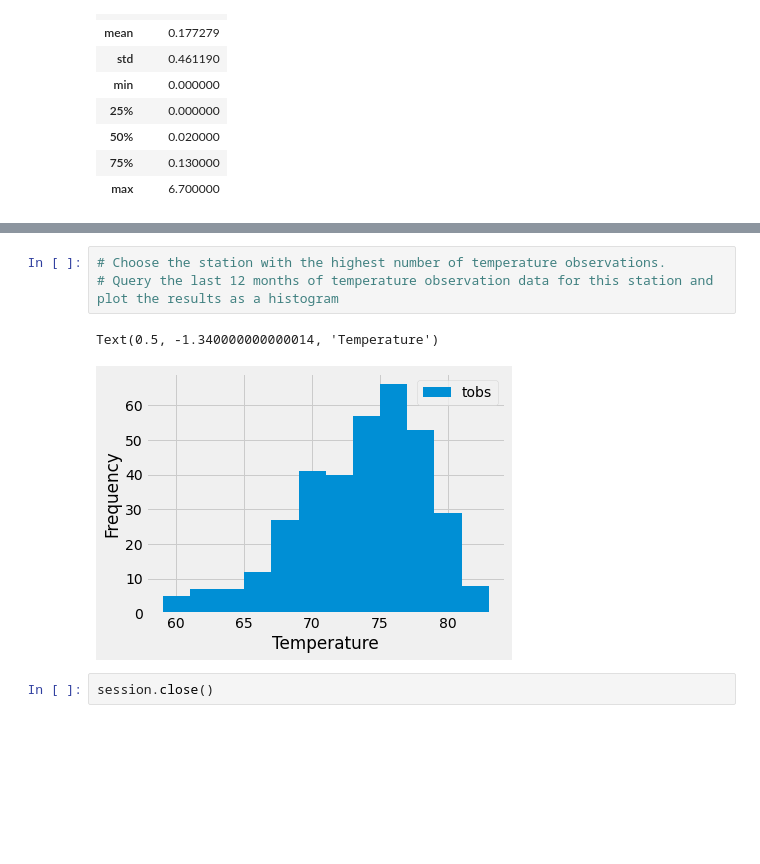
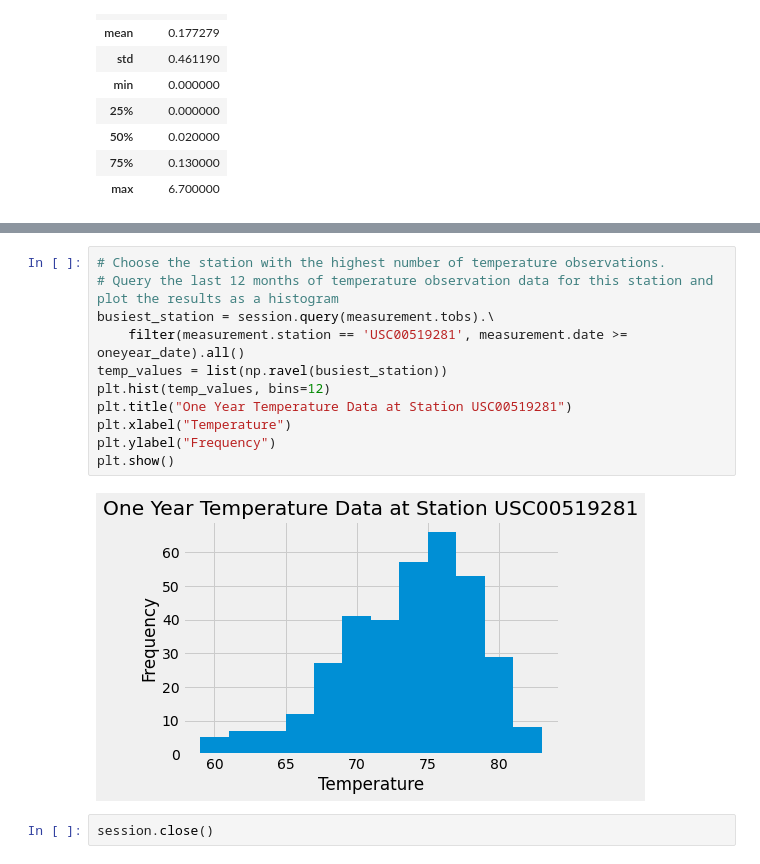
Before and after one commit to leonardz17/SQLAlchemy_Challenge, a Jupyter notebook: climate_analysis.ipynb, the cells around one changed output, grey strips where cells are left out. Saved outputs shown, nothing was run; the diff lists cells and outputs as text; blank space fills up the shorter version.

```diff
--- a/climate_analysis.ipynb
+++ b/climate_analysis.ipynb
@@ -103,9 +111,16 @@ summary_stats
 # %%
 # Choose the station with the highest number of temperature observations.
 # Query the last 12 months of temperature observation data for this station and plot the results as a histogram
+busiest_station = session.query(measurement.tobs).\
+    filter(measurement.station == 'USC00519281', measurement.date >= oneyear_date).all()
+temp_values = list(np.ravel(busiest_station))
+plt.hist(temp_values, bins=12)
+plt.title("One Year Temperature Data at Station USC00519281")
+plt.xlabel("Temperature")
+plt.ylabel("Frequency")
+plt.show()
 # %% [output]
-Text(0.5, -1.340000000000014, 'Temperature')
-[figure, old version]
+[figure, new version]
 # %%
 session.close()
 # %% [markdown]
```
Also changed, not shown: parts of 7 cells of this notebook.
